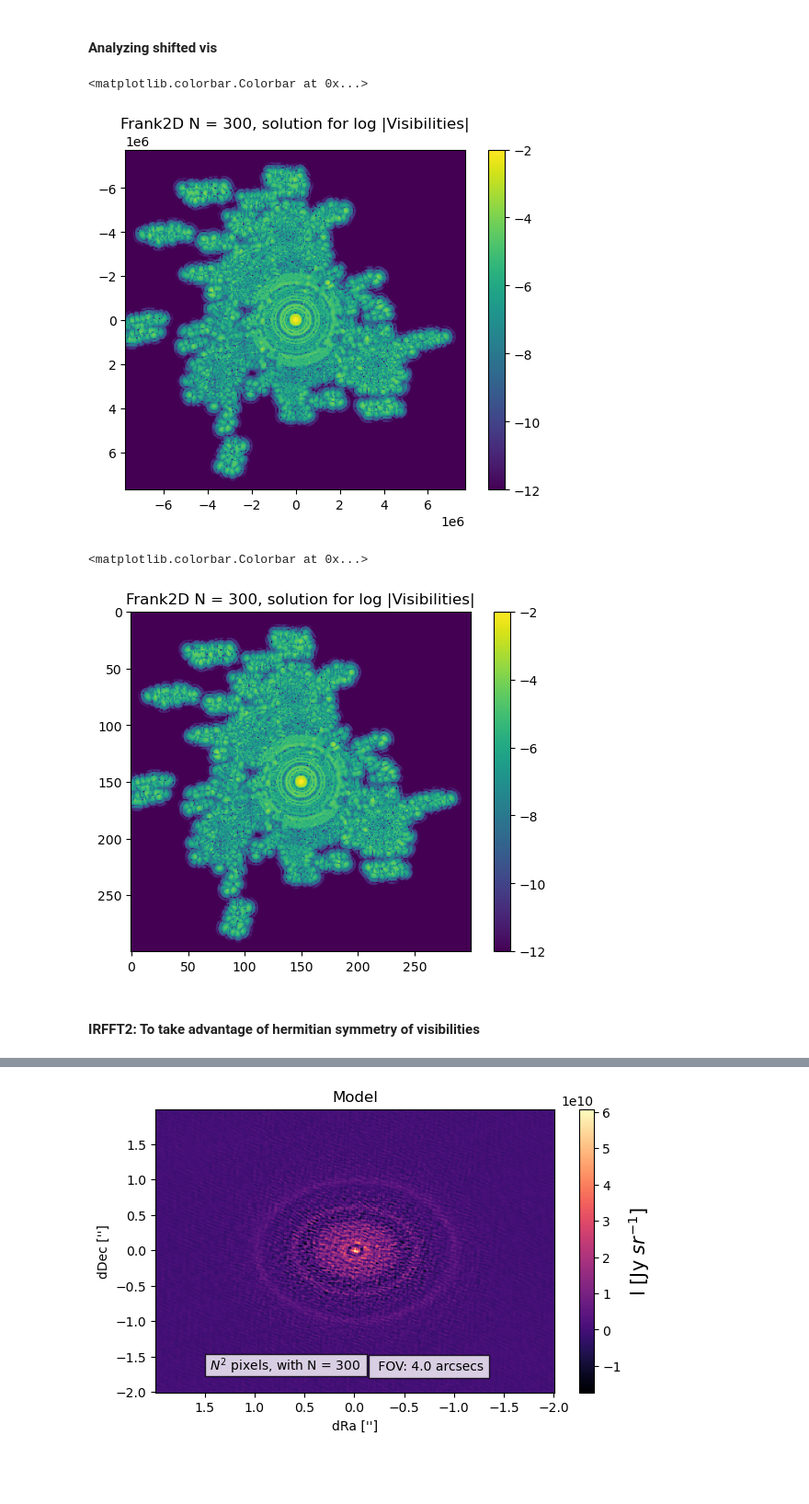
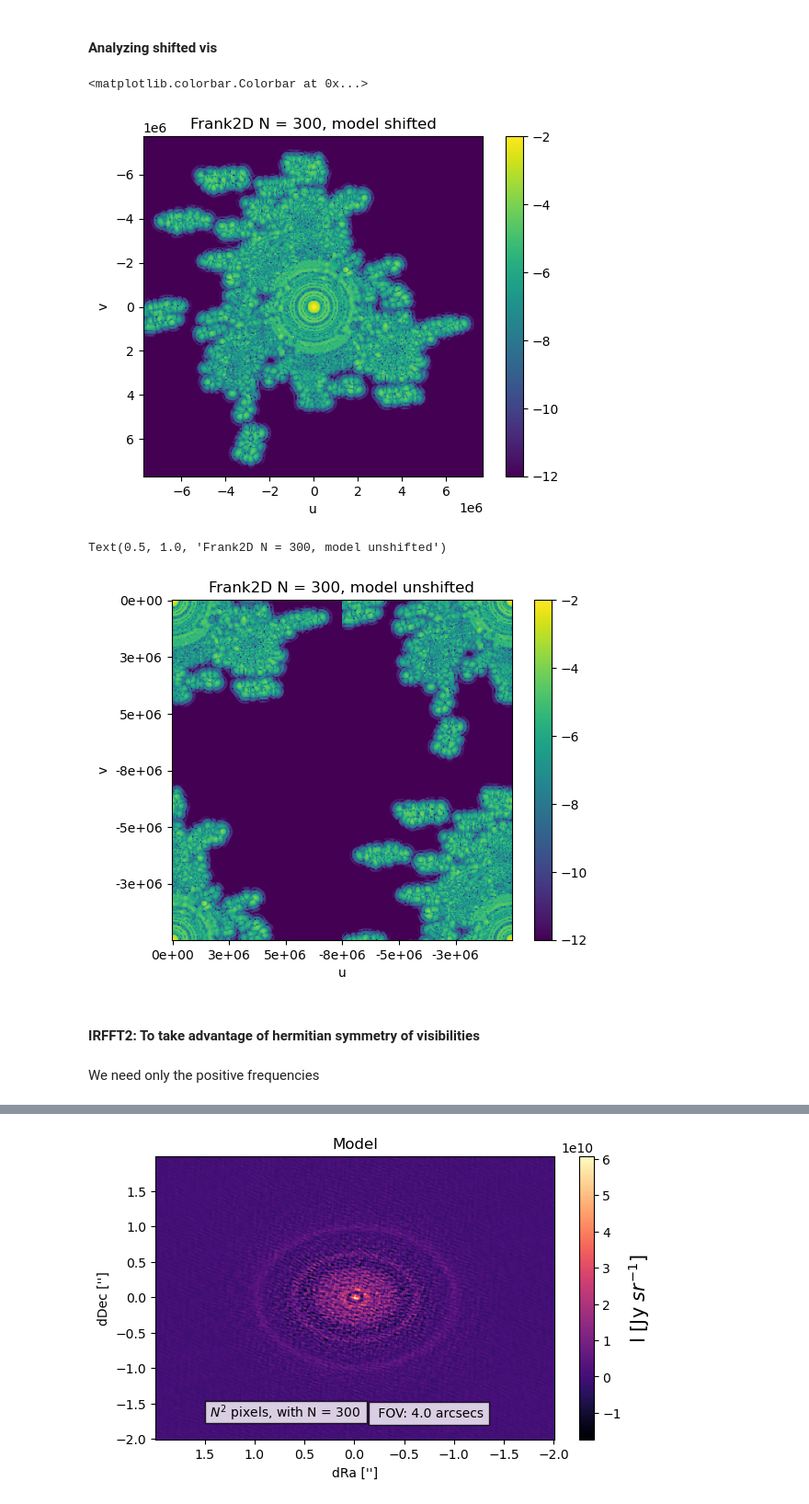
Before and after one commit to mariajmellado/Frank2D, a Jupyter notebook: Notebooks/15_November_realFFT.ipynb, the cells around one changed output, grey strips where cells are left out. Shown at 92% size. Saved outputs shown, nothing was run; the diff lists cells and outputs as text; code cells hidden in the pictures; blank space fills up the shorter version.

Commit message:
feat: trying lenght scale 2d and S in real space

```diff
--- a/Notebooks/15_November_realFFT.ipynb
+++ b/Notebooks/15_November_realFFT.ipynb
@@ -233,24 +233,39 @@ vis_sol.shape
 # %% [markdown]
 #### Analyzing shifted vis
 # %%
-vis_sol_shifted = np.fft.fftshift(frank2d.sol_visibility.reshape(FT._Nx, FT._Ny))
+vis_sol = frank2d.sol_visibility.reshape(FT._Nx, FT._Ny)
 # %%
-u_sol, v_sol = FT._Un.reshape(FT._Nx, FT._Ny), FT._Vn.reshape(FT._Nx, FT._Ny)
+u_sol, v_sol = FT._u, FT._v
 # %%
 # THIS IS SHIFTED.
-extent=[v_sol.min(), v_sol.max(), u_sol.max(), v_sol.min()]
-plt.imshow(np.log(np.abs(vis_sol_shifted.real.reshape(FT._Nx, FT._Ny))), extent=extent, vmin=-12, vmax=-2)
-plt.title(F'Frank2D N = {N}, solution for log |Visibilities|')
+extent=[u_sol.min(), u_sol.max(), v_sol.max(), v_sol.min()]
+plt.imshow(np.log(np.abs(np.fft.fftshift(vis_sol.real.reshape(FT._Nx, FT._Ny)))), extent=extent, vmin=-12, vmax=-2)
+plt.title(F'Frank2D N = {N}, model shifted')
+plt.xlabel('u')
+plt.ylabel('v')
 plt.colorbar()
 # %% [output]
 <matplotlib.colorbar.Colorbar at 0x...>
-[figure, old version]
+[figure, new version]
 # %%
-plt.imshow(np.log(np.abs(np.fft.fftshift(vis_sol.real))), vmin=-12, vmax=-2)
-plt.title(F'Frank2D N = {N}, solution for log |Visibilities|')
+x_labels = u_sol
+y_labels = v_sol
+x_ticks_to_show = np.arange(0, len(x_labels), FT._Nx//6)
+y_ticks_to_show = np.arange(0, len(y_labels), FT._Ny//6)
+
+plt.imshow(np.log(np.abs(vis_sol.real)), vmin=-12, vmax=-2)
 plt.colorbar()
+
+plt.xticks(ticks=x_ticks_to_show, labels=[f"{x:.0e}" for x in np.array(x_labels)[x_ticks_to_show]])
+plt.yticks(ticks=y_ticks_to_show, labels=[f"{y:.0e}" for y in np.array(y_labels)[y_ticks_to_show]])
+plt.xlabel('u')
+plt.ylabel('v')
+
+plt.title(F'Frank2D N = {N}, model unshifted')
 # %% [output]
-<matplotlib.colorbar.Colorbar at 0x...>
+Text(0.5, 1.0, 'Frank2D N = 300, model unshifted')
-[figure, old version]
+[figure, new version]
 # %% [markdown]
 #### IRFFT2: To take advantage of hermitian symmetry of visibilities
+# %% [markdown]
+We need only the positive frequencies
```
Also changed, not shown: parts of 37 cells of this notebook, 3 other files.
